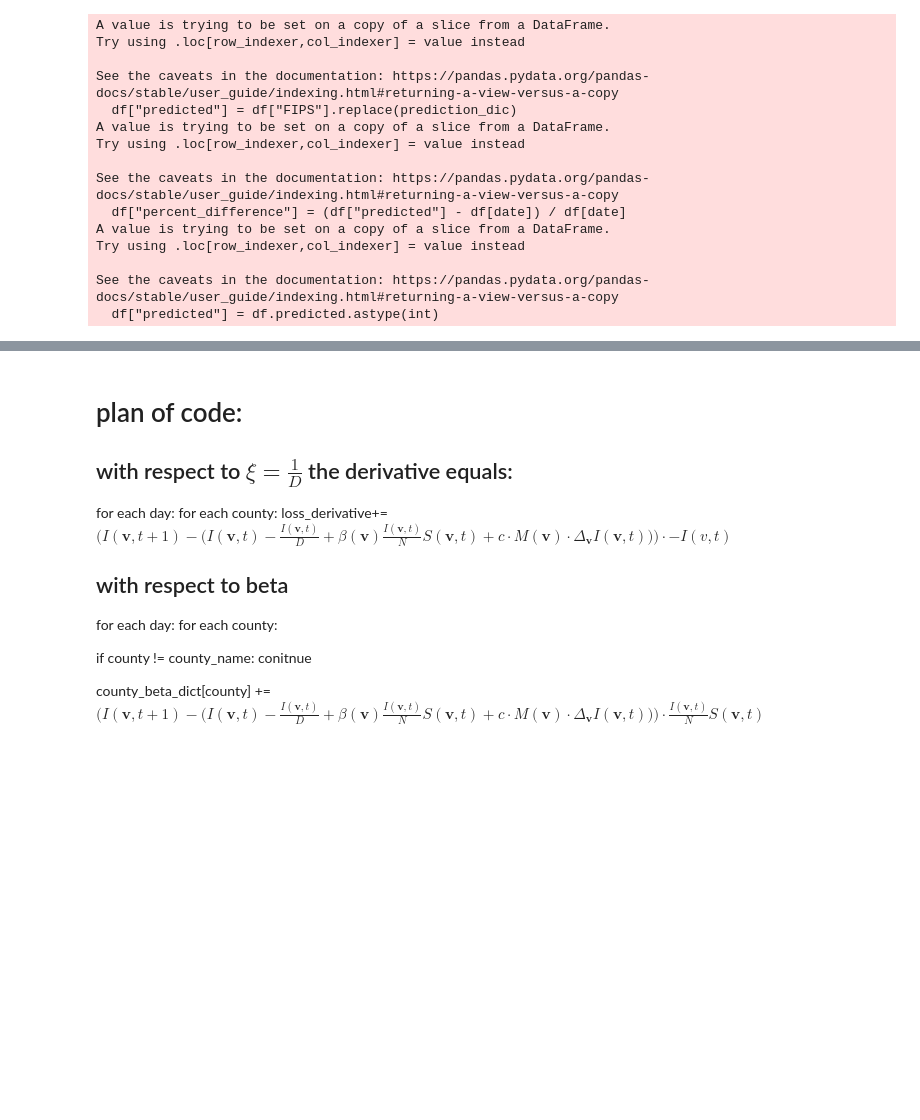
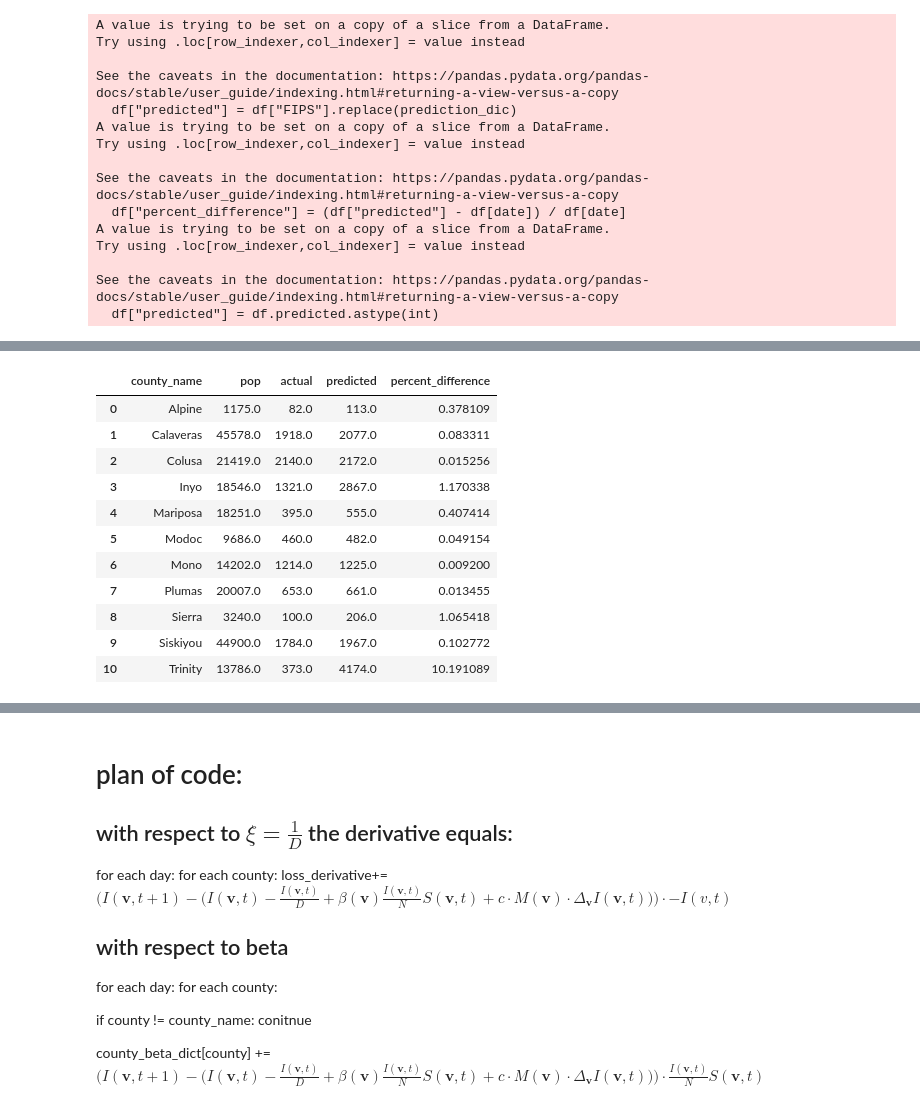
Before and after one commit to wendyw1999/epidemiology_capstone_project, a Jupyter notebook: notebooks/Stimulation.ipynb, the cells around one changed output, grey strips where cells are left out. Cells and saved outputs as stored; diff of their text form; code cells hidden in the pictures; blank space fills up the shorter version.

```diff
--- a/notebooks/Stimulation.ipynb
+++ b/notebooks/Stimulation.ipynb
@@ -449,0 +590,25 @@ pred_info.to_csv('pred_info_3_2.csv')
+# %%
+case_num =
+#with_pop.describe().loc['25%','actual']
+
+lower_case = with_pop.loc[with_pop['actual'] <= case_num].reset_index(drop=True)
+higher_case = with_pop.loc[with_pop['actual']>case_num].reset_index(drop=True)
+# %%
+
+xs_case = lower_case.loc[lower_case['pop']<=small_size].reset_index(drop=True)
+xl_case = higher_case.loc[higher_case['pop']>small_size].reset_index(drop=True)
+# %%
+xs_case
+# %% [output]
+|  | county_name | pop | actual | predicted | percent_difference |
+| 0 | Alpine | 1175.0 | 82.0 | 113.0 | 0.378109 |
+| 1 | Calaveras | 45578.0 | 1918.0 | 2077.0 | 0.083311 |
+| 2 | Colusa | 21419.0 | 2140.0 | 2172.0 | 0.015256 |
+| 3 | Inyo | 18546.0 | 1321.0 | 2867.0 | 1.170338 |
+| 4 | Mariposa | 18251.0 | 395.0 | 555.0 | 0.407414 |
+| 5 | Modoc | 9686.0 | 460.0 | 482.0 | 0.049154 |
+| 6 | Mono | 14202.0 | 1214.0 | 1225.0 | 0.009200 |
+| 7 | Plumas | 20007.0 | 653.0 | 661.0 | 0.013455 |
+| 8 | Sierra | 3240.0 | 100.0 | 206.0 | 1.065418 |
+| 9 | Siskiyou | 44900.0 | 1784.0 | 1967.0 | 0.102772 |
+| 10 | Trinity | 13786.0 | 373.0 | 4174.0 | 10.191089 |
```
Also changed, not shown: parts of 24 cells of this notebook, 7 other files.
